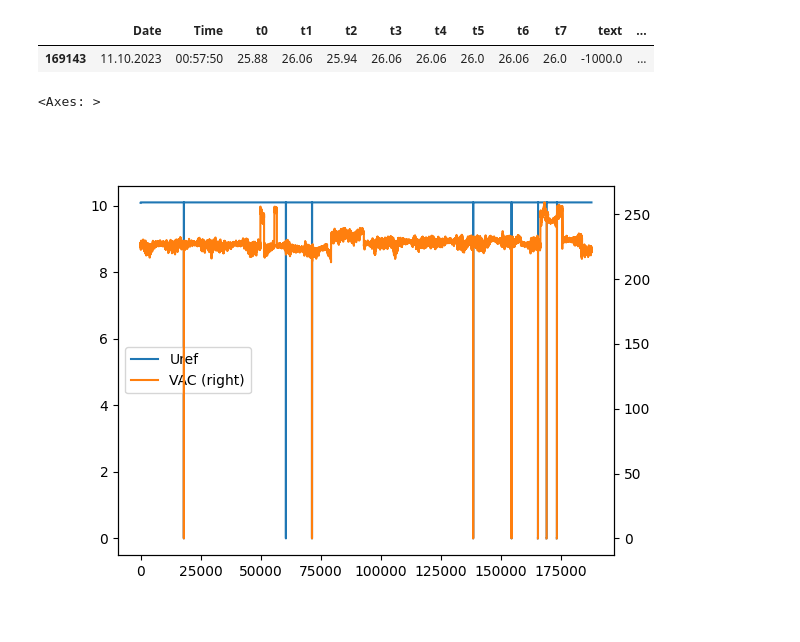
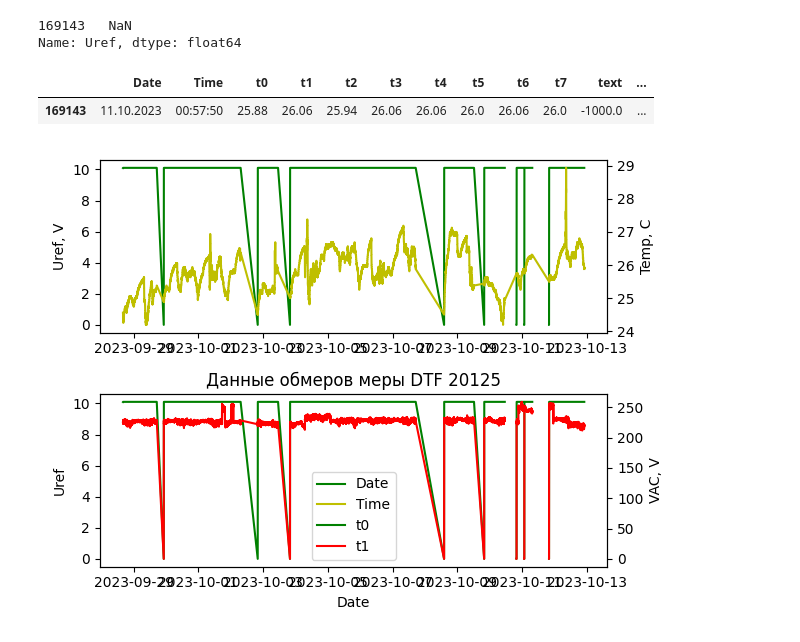
Before and after one commit to MrHakerFox/python_test, a Jupyter notebook: DC_Ref_DTF20125.ipynb, the cells around one changed output. Drawn from its saved outputs; the diff is of its cells as text; code cells hidden in the pictures.

```diff
--- a/DC_Ref_DTF20125.ipynb
+++ b/DC_Ref_DTF20125.ipynb
@@ -31,3 +49,11 @@ Name: Uref, dtype: float64
+# %%
+# One bad value removing test
+badUref = df_all[df_all.DateTime == '2023-10-11 00:57:50'].Uref
+nanUref = pd.to_numeric(badUref, errors = 'coerce')
+nanUref
+# %% [output]
+169143   NaN
+Name: Uref, dtype: float64
 # %%
 df_all.loc[:, 'Uref'] = df_all.Uref.apply(lambda x: pd.to_numeric(x, errors = 'coerce'))
 df_all[df_all.DateTime == '2023-10-11 00:57:50']
@@ -35,7 +61,27 @@ df_all[df_all.DateTime == '2023-10-11 00:57:50']
 |  | Date | Time | t0 | t1 | t2 | t3 | t4 | t5 | t6 | t7 | text | ... |
 | 169143 | 11.10.2023 | 00:57:50 | 25.88 | 26.06 | 25.94 | 26.06 | 26.06 | 26.0 | 26.06 | 26.0 | -1000.0 | ... |
 # %%
-df_all[['Uref', 'VAC']].plot(secondary_y=['VAC'], legend=True)
+# Trying to plot all data in beauty-like view :-):-):-):-)
+fig, (ax1, ax2) = plt.subplots(2, 1)
+plt.title('Данные обмеров меры DTF 20125')
+
+ax1b=ax1.twinx()
+plot1a, =ax1.plot(df_all.DateTime, df_all.Uref, color='g')
+plot1b, = ax1b.plot(df_all.DateTime, df_all.t0, color='y')
+
+ax1.set_ylabel('Uref, V')
+ax1b.set_ylabel('Temp, C')
+
+ax2b=ax2.twinx()
+plot2a, = ax2.plot(df_all.DateTime, df_all.Uref, color='g')
+plot2b, =ax2b.plot(df_all.DateTime, df_all.VAC, color='r')
+
+ax2.set_xlabel('Date')
+ax2.set_ylabel('Uref')
+ax2b.set_ylabel('VAC, V')
+
+plt.legend([plot1a, plot1b, plot2a, plot2b], df_all.columns)
+
+plt.tight_layout()
 # %% [output]
-<Axes: >
-[figure, old version]
+[figure, new version]
```
Also changed, not shown: parts of 5 cells of this notebook.
